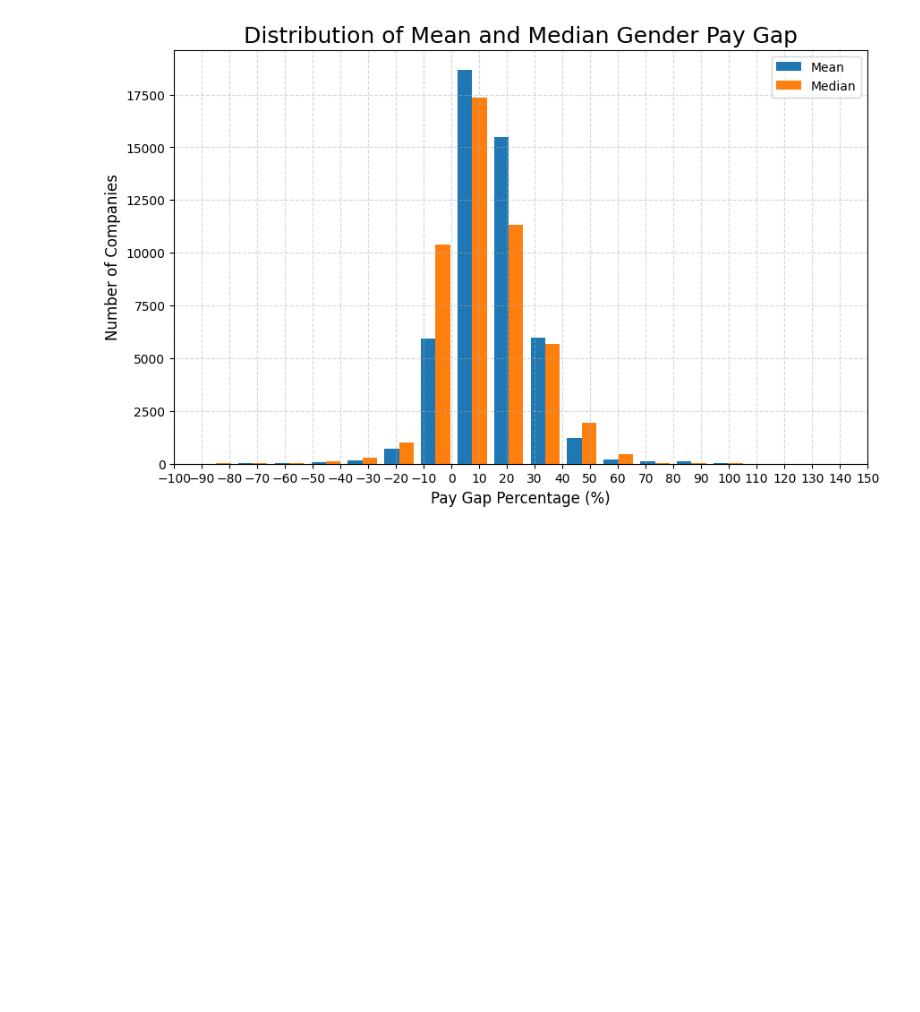
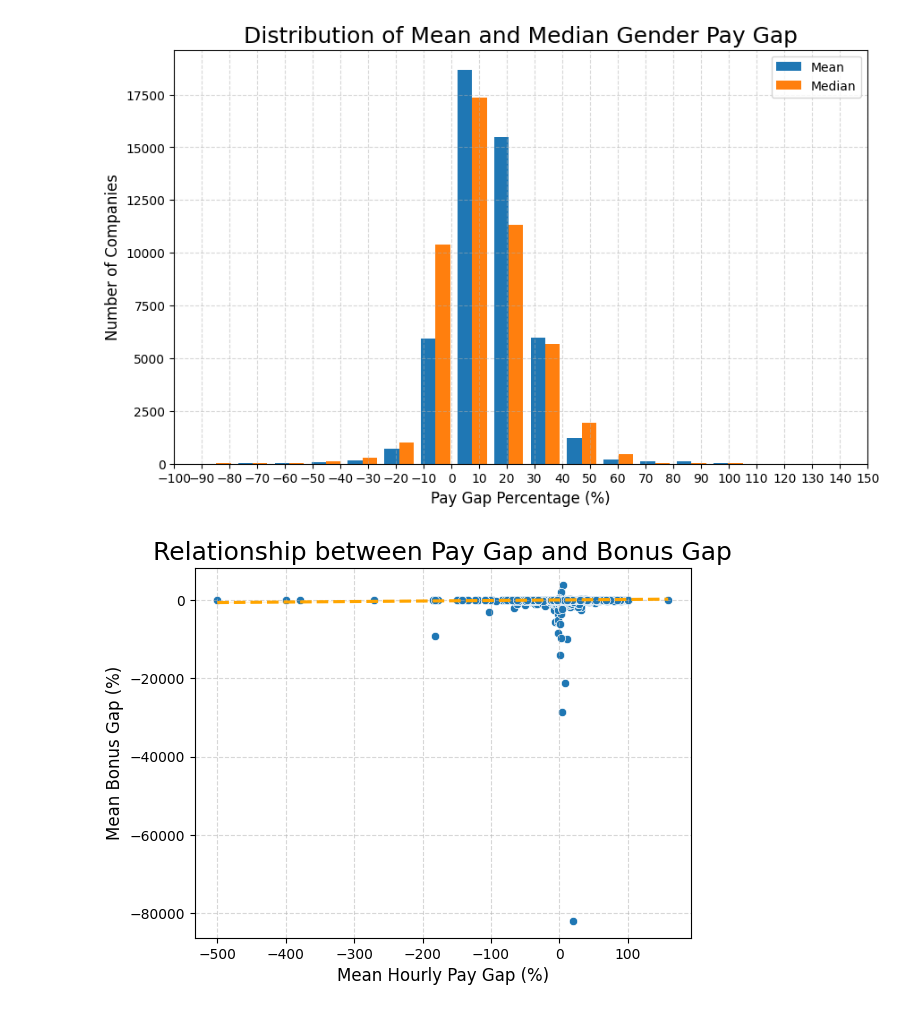
Before and after one commit to 0703fws/freedomprogrammingexercise, a Jupyter notebook: paygap_analysis.ipynb, the cells around one changed output. Drawn from its saved outputs; the diff is of its cells as text; code cells hidden in the pictures; blank space fills up the shorter version.

Commit message:
Data visualisation: Relationship between pay gap and bonus gap

```diff
--- a/paygap_analysis.ipynb
+++ b/paygap_analysis.ipynb
@@ -279,3 +279,19 @@ Mean hourly gap < -100%:0.0411%
 Median hourly gap > 150%:0.0000%
 Median hourly gap < -100%:0.0328%
 [figure]
+# %%
+# Data visualisation: Relationship between pay gap and bonus gap
+# create a scatter plot
+sns.scatterplot(data_cleaned,x="diff_mean_hourly_percent",y="diff_mean_bonus_percent")
+# add a regression line without scatter points
+sns.regplot(data_cleaned,x="diff_mean_hourly_percent",y="diff_mean_bonus_percent",scatter=False,color="orange",line_kws={"linestyle":"--"})
+# add xlabel, ylabel and title
+plt.xlabel("Mean Hourly Pay Gap (%)",fontsize=12)
+plt.ylabel("Mean Bonus Gap (%)",fontsize=12)
+plt.title("Relationship between Pay Gap and Bonus Gap",fontsize=18)
+# add grid
+plt.grid(True,linestyle="--",alpha=0.5)
+# shoew the scatter plot
+plt.show()
+# %% [output]
+[figure, added]
```
